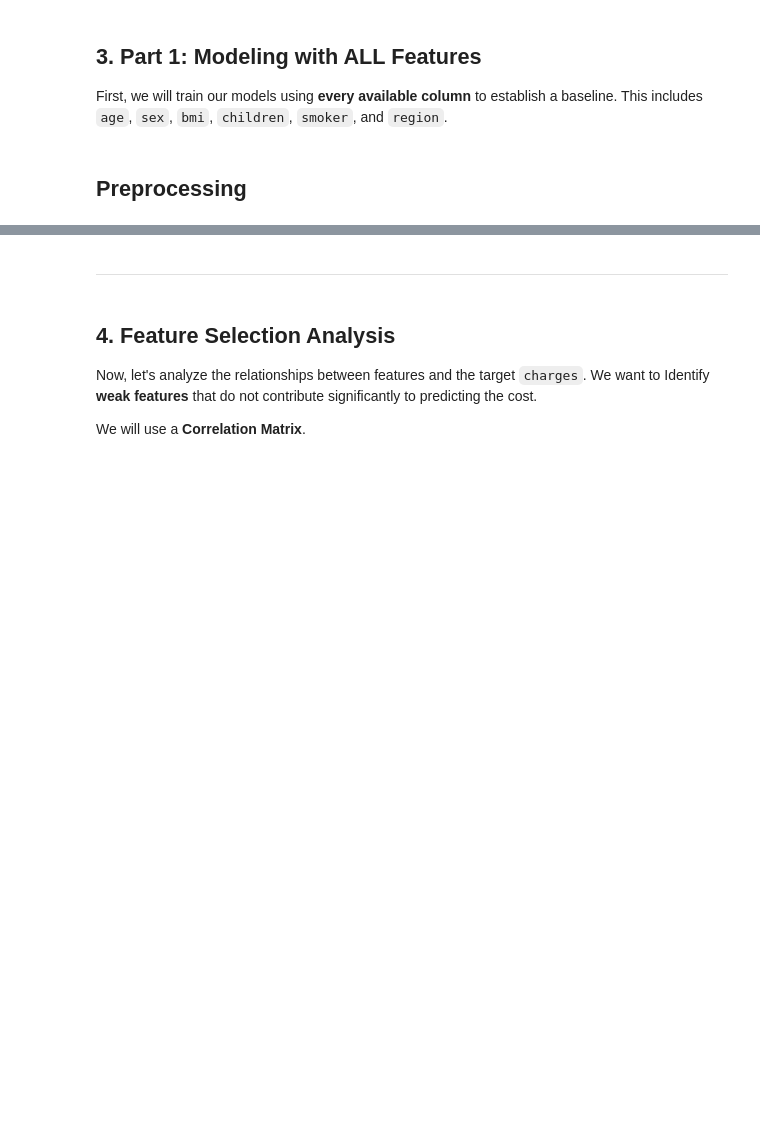
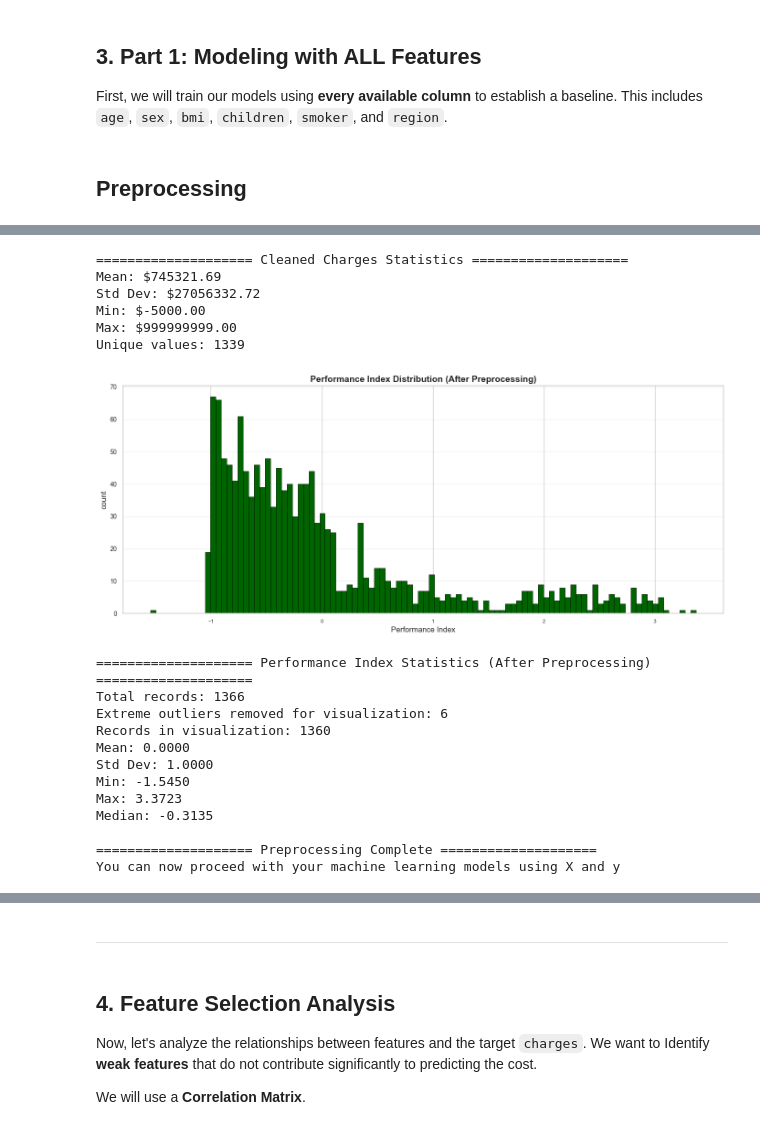
Before and after one commit to Yossefnasser/Machine-Learning-Project, a Jupyter notebook: HIS/insurance_regression.ipynb, the cells around one changed output, grey strips where cells are left out. Saved outputs shown, nothing was run; the diff lists cells and outputs as text; code cells hidden in the pictures; blank space fills up the shorter version.

```diff
--- a/HIS/insurance_regression.ipynb
+++ b/HIS/insurance_regression.ipynb
@@ -178,3 +280,74 @@ Feature columns:
+# %%
+# Check the cleaned charges distribution
+print("\n==================== Cleaned Charges Statistics ====================")
+print(f"Mean: ${y.mean():.2f}")
+print(f"Std Dev: ${y.std():.2f}")
+print(f"Min: ${y.min():.2f}")
+print(f"Max: ${y.max():.2f}")
+print(f"Unique values: {y.nunique()}")
+
+# Check if we have actual variance in the data
+if y.std() == 0 or y.nunique() == 1:
+    print("\nWARNING: All charges values are identical after cleaning!")
+    print("This suggests a data quality issue with your CSV file.")
+else:
+    # Remove extreme outliers for better visualization
+    Q1 = y.quantile(0.25)
+    Q3 = y.quantile(0.75)
+    IQR = Q3 - Q1
+    lower_bound = Q1 - 3 * IQR
+    upper_bound = Q3 + 3 * IQR
+
+    # Filter outliers
+    y_filtered = y[(y >= lower_bound) & (y <= upper_bound)]
+    outliers_removed_after = len(y) - len(y_filtered)
+
+    # Performance index after preprocessing
+    performance_index_after = (y_filtered - y_filtered.mean()) / y_filtered.std()
+
+    plt.figure(figsize=(14, 6))
+    plt.hist(performance_index_after, bins=100, color='darkgreen', edgecolor='black', linewidth=0.5)
+    plt.xlabel('Performance Index', fontsize=12)
+    plt.ylabel('count', fontsize=12)
+    plt.title('Performance Index Distribution (After Preprocessing)', fontsize=14, fontweight='bold')
+    plt.grid(axis='y', alpha=0.3)
+    plt.xticks(fontsize=8)
+    plt.yticks(fontsize=10)
+    plt.tight_layout()
+    plt.show()
+
+    print("\n==================== Performance Index Statistics (After Preprocessing) ====================")
+    print(f"Total records: {len(y)}")
+    print(f"Extreme outliers removed for visualization: {outliers_removed_after}")
+    print(f"Records in visualization: {len(performance_index_after)}")
+    print(f"Mean: {performance_index_after.mean():.4f}")
+    print(f"Std Dev: {performance_index_after.std():.4f}")
+    print(f"Min: {performance_index_after.min():.4f}")
+    print(f"Max: {performance_index_after.max():.4f}")
+    print(f"Median: {performance_index_after.median():.4f}")
+
+print("\n==================== Preprocessing Complete ====================")
+print("You can now proceed with your machine learning models using X and y")
+# %% [output]
+==================== Cleaned Charges Statistics ====================
+Mean: $745321.69
+Std Dev: $27056332.72
+Min: $-5000.00
+Max: $999999999.00
+Unique values: 1339
+[figure, added]
+==================== Performance Index Statistics (After Preprocessing) ====================
+Total records: 1366
+Extreme outliers removed for visualization: 6
+Records in visualization: 1360
+Mean: 0.0000
+Std Dev: 1.0000
+Min: -1.5450
+Max: 3.3723
+Median: -0.3135
+
+==================== Preprocessing Complete ====================
+You can now proceed with your machine learning models using X and y
 # %%
 # Split Data (80% Train, 20% Test)
 # We use a fixed random_state for reproducibility
```
Also changed, not shown: parts of 6 cells of this notebook.
